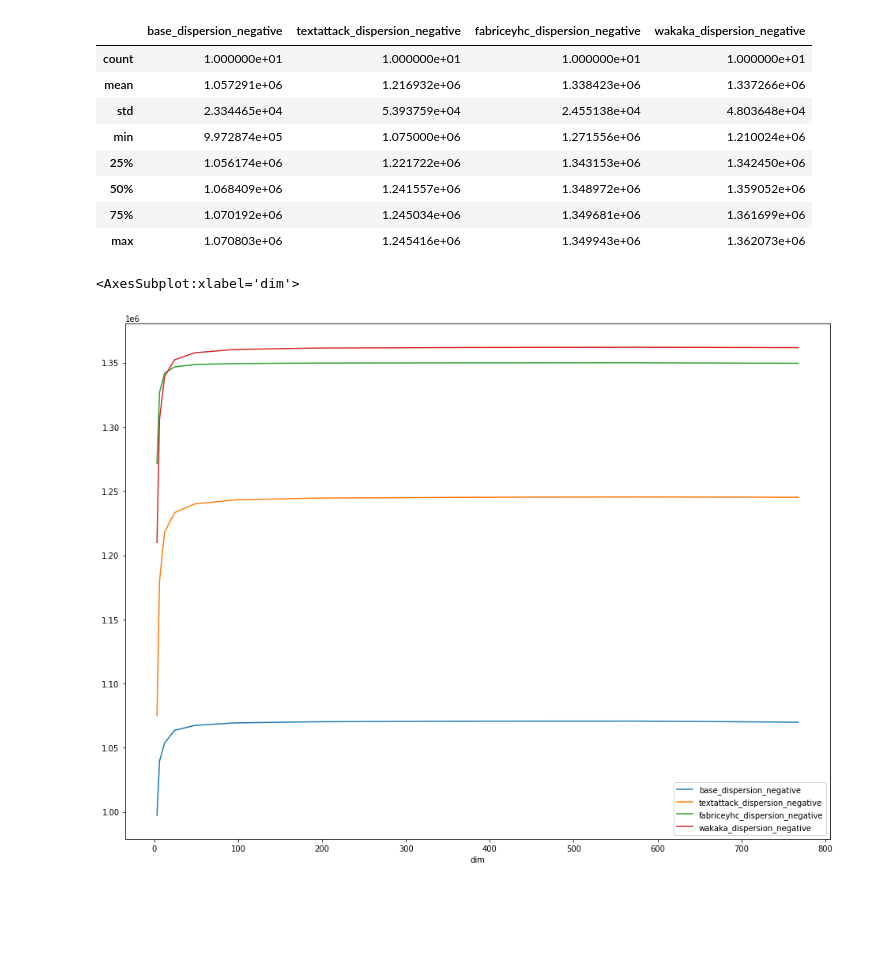
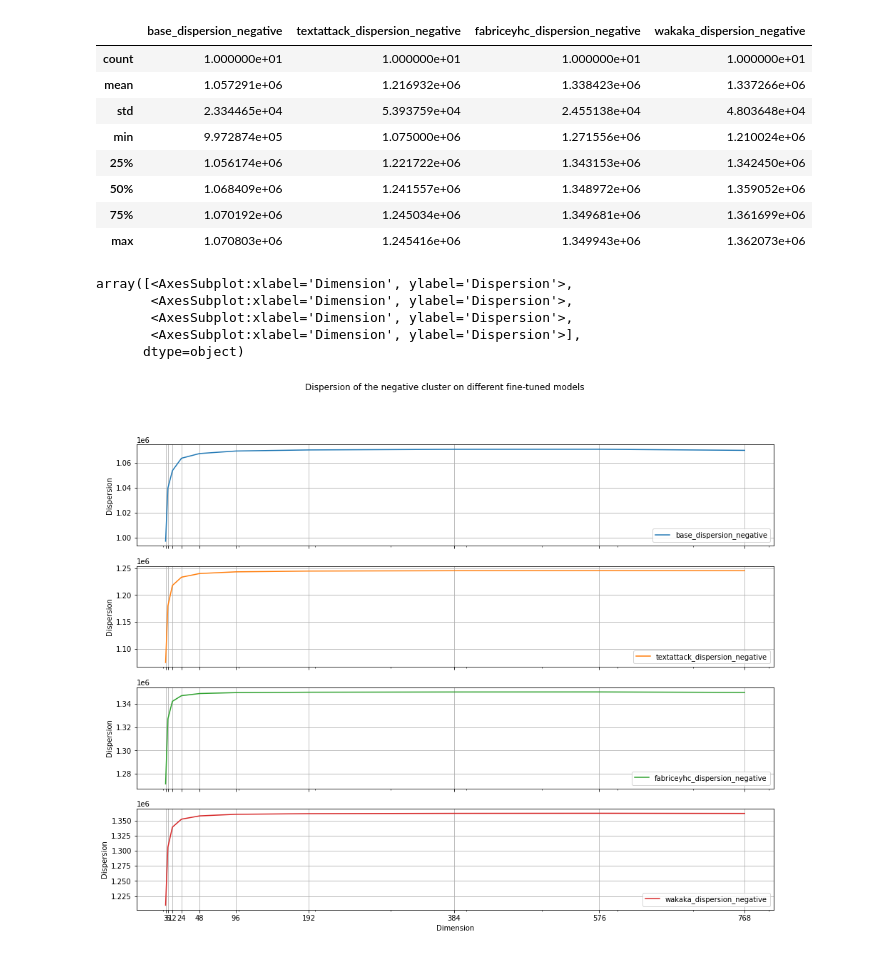
Before and after one commit to simon-muenker/NLP-SoSe22--NLP-Proj, a Jupyter notebook: notebooks/03--Manifold-Analysis.ipynb, the cells around one changed output. Saved outputs shown, nothing was run; the diff lists cells and outputs as text; code cells hidden in the pictures; blank space fills up the shorter version.

```diff
--- a/notebooks/03--Manifold-Analysis.ipynb
+++ b/notebooks/03--Manifold-Analysis.ipynb
@@ -104,8 +135,24 @@ collation_df.filter(regex=".*_dispersion_negative").describe()
 | 50% | 1.068409e+06 | 1.241557e+06 | 1.348972e+06 | 1.359052e+06 |
 | 75% | 1.070192e+06 | 1.245034e+06 | 1.349681e+06 | 1.361699e+06 |
 | max | 1.070803e+06 | 1.245416e+06 | 1.349943e+06 | 1.362073e+06 |
-# %%
-collation_df.filter(regex=".*_dispersion_negative").plot()
-# %% [output]
-<AxesSubplot:xlabel='dim'>
-[figure, removed]
+# %%
+(
+    collation_df
+    .filter(regex=".*_dispersion_negative")
+    .plot(
+        subplots=True,
+        stacked=True,
+        xticks=collation_df.index,
+        grid=True,
+        title='Dispersion of the negative cluster on different fine-tuned models',
+        xlabel='Dimension',
+        ylabel='Dispersion'
+    )
+)
+# %% [output]
+array([<AxesSubplot:xlabel='Dimension', ylabel='Dispersion'>,
+       <AxesSubplot:xlabel='Dimension', ylabel='Dispersion'>,
+       <AxesSubplot:xlabel='Dimension', ylabel='Dispersion'>,
+       <AxesSubplot:xlabel='Dimension', ylabel='Dispersion'>],
+      dtype=object)
+[figure, added]
```
Also changed, not shown: parts of 4 cells of this notebook.
